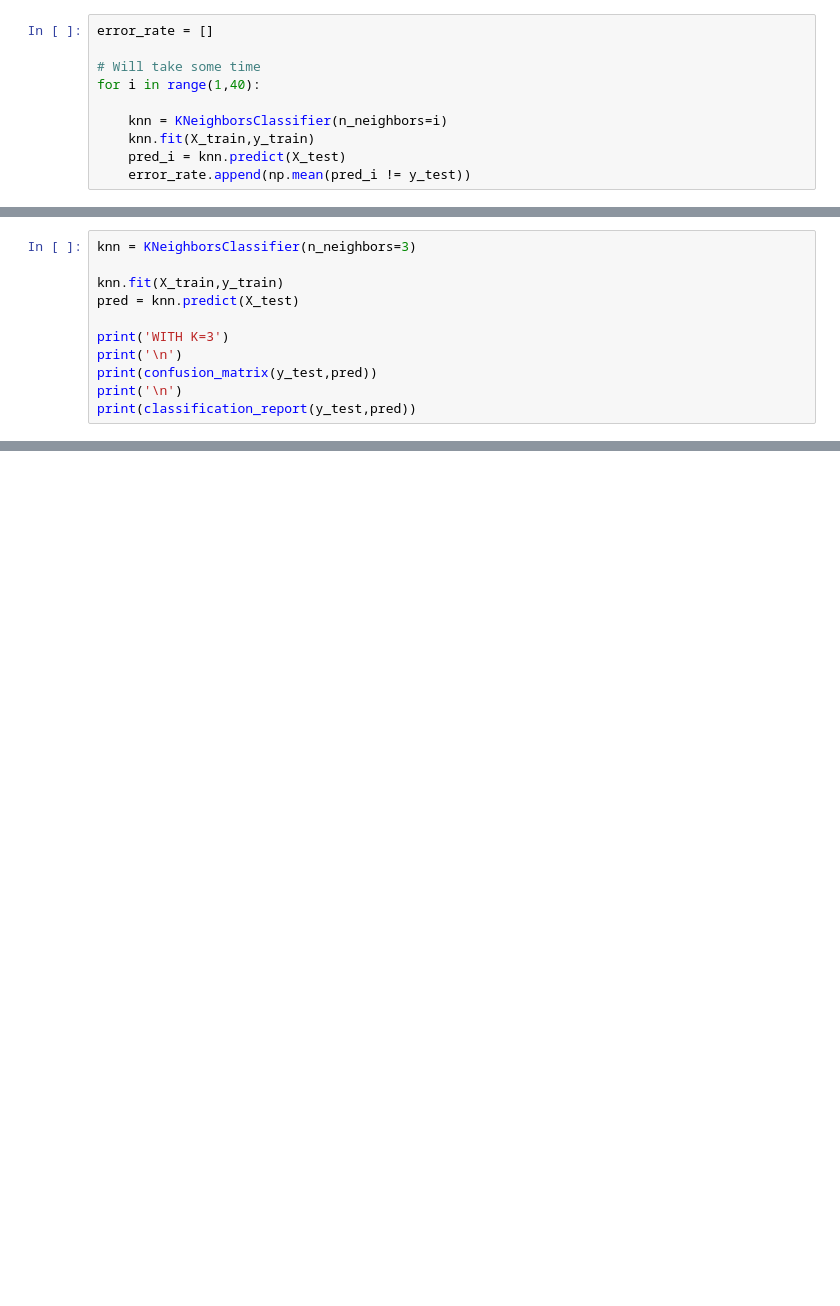
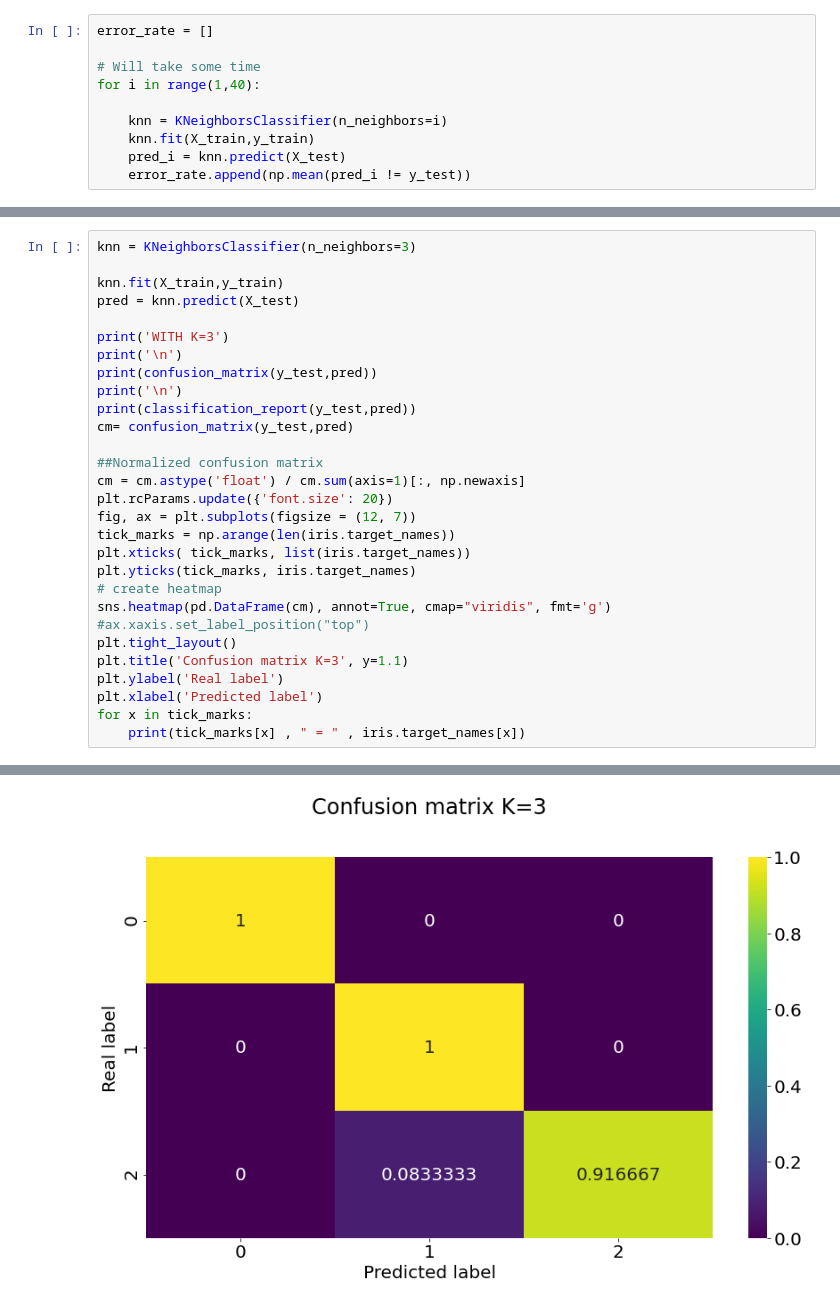
Before and after one commit to raet-94/pythontricks, a Jupyter notebook: KNN.ipynb, the cells around one changed output, grey strips where cells are left out. Cells and saved outputs as stored; diff of their text form; blank space fills up the shorter version.

```diff
--- a/KNN.ipynb
+++ b/KNN.ipynb
@@ -173,6 +192,24 @@ print('\n')
 print(confusion_matrix(y_test,pred))
 print('\n')
 print(classification_report(y_test,pred))
+cm= confusion_matrix(y_test,pred)
+
+##Normalized confusion matrix
+cm = cm.astype('float') / cm.sum(axis=1)[:, np.newaxis]
+plt.rcParams.update({'font.size': 20})
+fig, ax = plt.subplots(figsize = (12, 7))
+tick_marks = np.arange(len(iris.target_names))
+plt.xticks( tick_marks, list(iris.target_names))
+plt.yticks(tick_marks, iris.target_names)
+# create heatmap
+sns.heatmap(pd.DataFrame(cm), annot=True, cmap="viridis", fmt='g')
+#ax.xaxis.set_label_position("top")
+plt.tight_layout()
+plt.title('Confusion matrix K=3', y=1.1)
+plt.ylabel('Real label')
+plt.xlabel('Predicted label')
+for x in tick_marks:
+    print(tick_marks[x] , " = " , iris.target_names[x])
 # %% [output]
 WITH K=3
 
@@ -194,3 +231,4 @@ weighted avg       0.98      0.98      0.98        45
+[figure, added]
 # %%
 knn = KNeighborsClassifier(n_neighbors=10)
 
```
Also changed, not shown: parts of 6 cells of this notebook.
